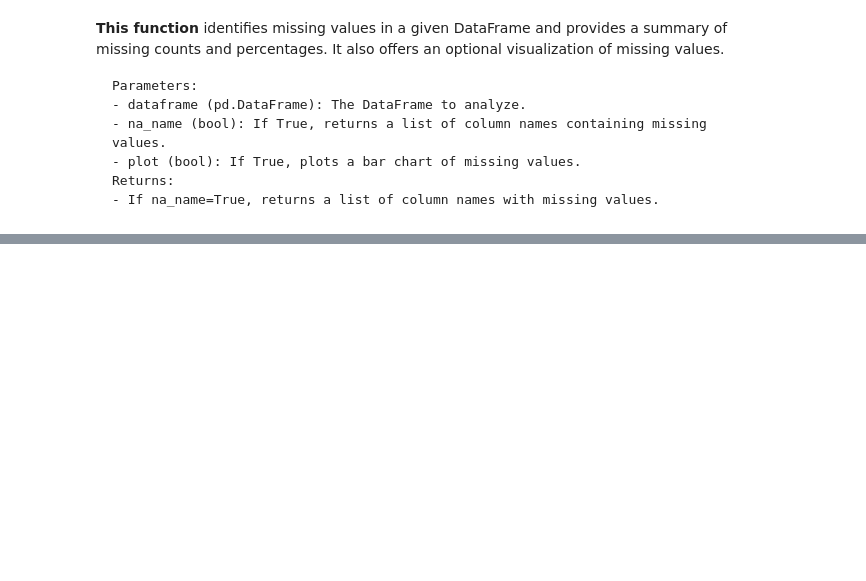
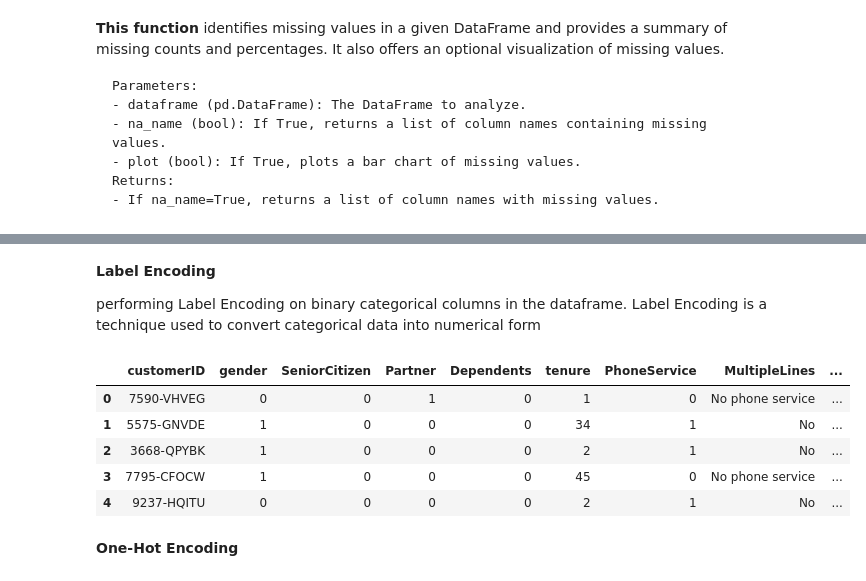
Before and after one commit to mrusamarasheed9/final-project, a Jupyter notebook: tcchurn.ipynb, the cells around one changed output, grey strips where cells are left out. Saved outputs shown, nothing was run; the diff lists cells and outputs as text; code cells hidden in the pictures; blank space fills up the shorter version.

```diff
--- a/tcchurn.ipynb
+++ b/tcchurn.ipynb
@@ -672,0 +769,3 @@ dtype: int64
+# %%
+y = dff["Churn"]
+X = dff.drop(["Churn","customerID"], axis=1)
@@ -672,0 +950,28 @@ dtype: int64
+# %%
+# Create an annual categorical variable from the variable Tenure
+df.loc[(df["tenure"]>=0) & (df["tenure"]<=12),"NEW_TENURE_YEAR"] = "0-1 Year"
+df.loc[(df["tenure"]>12) & (df["tenure"]<=24),"NEW_TENURE_YEAR"] = "1-2 Year"
+df.loc[(df["tenure"]>24) & (df["tenure"]<=36),"NEW_TENURE_YEAR"] = "2-3 Year"
+df.loc[(df["tenure"]>36) & (df["tenure"]<=48),"NEW_TENURE_YEAR"] = "3-4 Year"
+df.loc[(df["tenure"]>48) & (df["tenure"]<=60),"NEW_TENURE_YEAR"] = "4-5 Year"
+df.loc[(df["tenure"]>60) & (df["tenure"]<=72),"NEW_TENURE_YEAR"] = "5-6 Year"
+df["NEW_Engaged"] = df["Contract"].apply(lambda x: 1 if x in ["One year","Two year"] else 0)
+# People who do not receive any support, backup or protection
+df["NEW_noProt"] = df.apply(lambda x: 1 if (x["OnlineBackup"] != "Yes") or (x["DeviceProtection"] != "Yes") or (x["TechSupport"] != "Yes") else 0, axis=1)
+# Young customers with a monthly contract
+df["NEW_Young_Not_Engaged"] = df.apply(lambda x: 1 if (x["NEW_Engaged"] == 0) and (x["SeniorCitizen"] == 0) else 0, axis=1)
+# Total number of services received by the person
+df['NEW_TotalServices'] = (df[['PhoneService', 'InternetService', 'OnlineSecurity',
+                                       'OnlineBackup', 'DeviceProtection', 'TechSupport',
+                                       'StreamingTV', 'StreamingMovies']]== 'Yes').sum(axis=1)
+# People who receive any streaming service
+df["NEW_FLAG_ANY_STREAMING"] = df.apply(lambda x: 1 if (x["StreamingTV"] == "Yes") or (x["StreamingMovies"] == "Yes") else 0, axis=1)
+# Does the person make automatic payments?
+df["NEW_FLAG_AutoPayment"] = df["PaymentMethod"].apply(lambda x: 1 if x in ["Bank transfer (automatic)","Credit card (automatic)"] else 0)
+# average monthly payment
+df["NEW_AVG_Charges"] = df["TotalCharges"] / (df["tenure"] + 1)
+# Increase in current price compared to average price
+df["NEW_Increase"] = df["NEW_AVG_Charges"] / df["MonthlyCharges"]
+# Fee per service
+df["NEW_AVG_Service_Fee"] = df["MonthlyCharges"] / (df['NEW_TotalServices'] + 1)
+df.head()
@@ -672,0 +1030,23 @@ dtype: int64
+# %% [markdown]
+**Label Encoding**
+
+performing Label Encoding on binary categorical columns in the dataframe. Label Encoding is a technique used to convert categorical data into numerical form
+# %%
+def label_encoder(dataframe, binary_col):
+    labelencoder = LabelEncoder()
+    dataframe[binary_col] = labelencoder.fit_transform(dataframe[binary_col])
+    return dataframe
+binary_cols = [col for col in df.columns if df[col].dtypes == "O" and df[col].nunique() == 2]
+binary_cols
+for col in binary_cols:
+    df = label_encoder(df, col)
+df.head()
+# %% [output]
+|  | customerID | gender | SeniorCitizen | Partner | Dependents | tenure | PhoneService | MultipleLines | ... |
+| 0 | 7590-VHVEG | 0 | 0 | 1 | 0 | 1 | 0 | No phone service | ... |
+| 1 | 5575-GNVDE | 1 | 0 | 0 | 0 | 34 | 1 | No | ... |
+| 2 | 3668-QPYBK | 1 | 0 | 0 | 0 | 2 | 1 | No | ... |
+| 3 | 7795-CFOCW | 1 | 0 | 0 | 0 | 45 | 0 | No phone service | ... |
+| 4 | 9237-HQITU | 0 | 0 | 0 | 0 | 2 | 1 | No | ... |
+# %% [markdown]
+**One-Hot Encoding**
```
Also changed, not shown: parts of 38 cells of this notebook.
